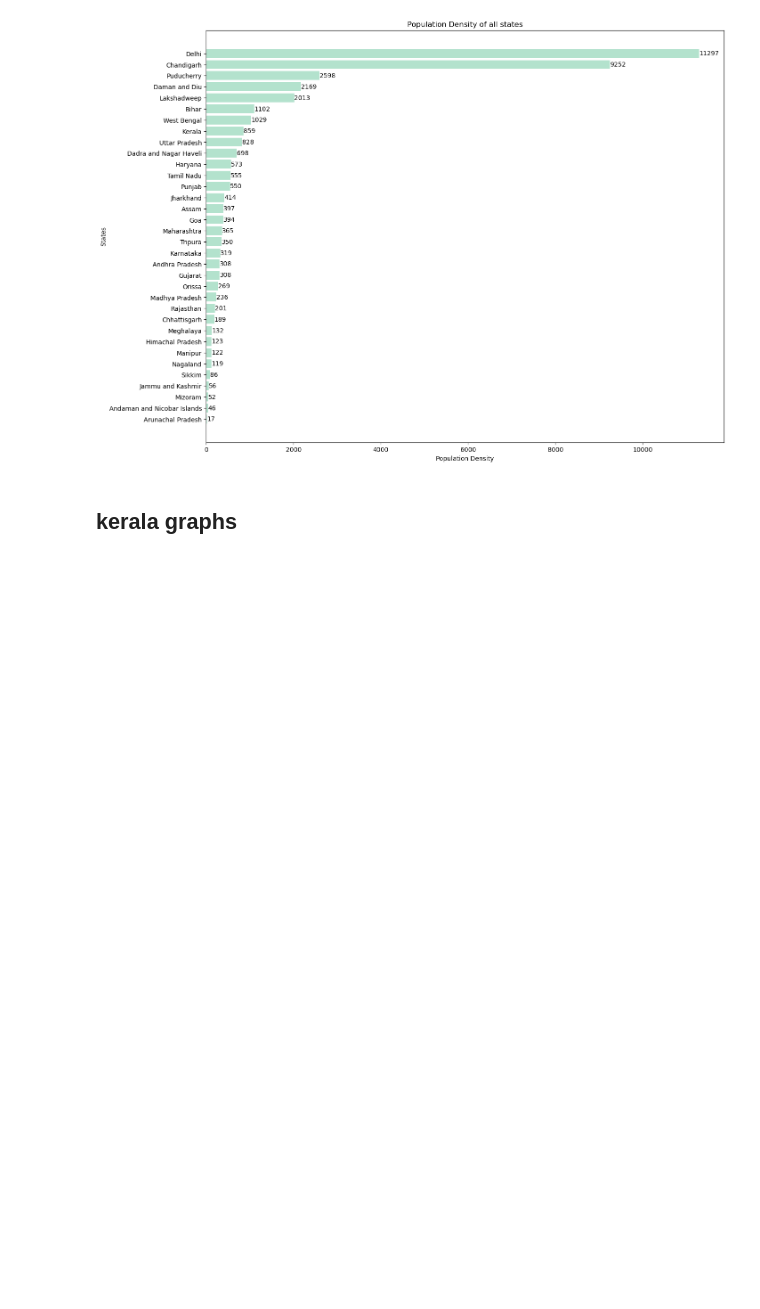
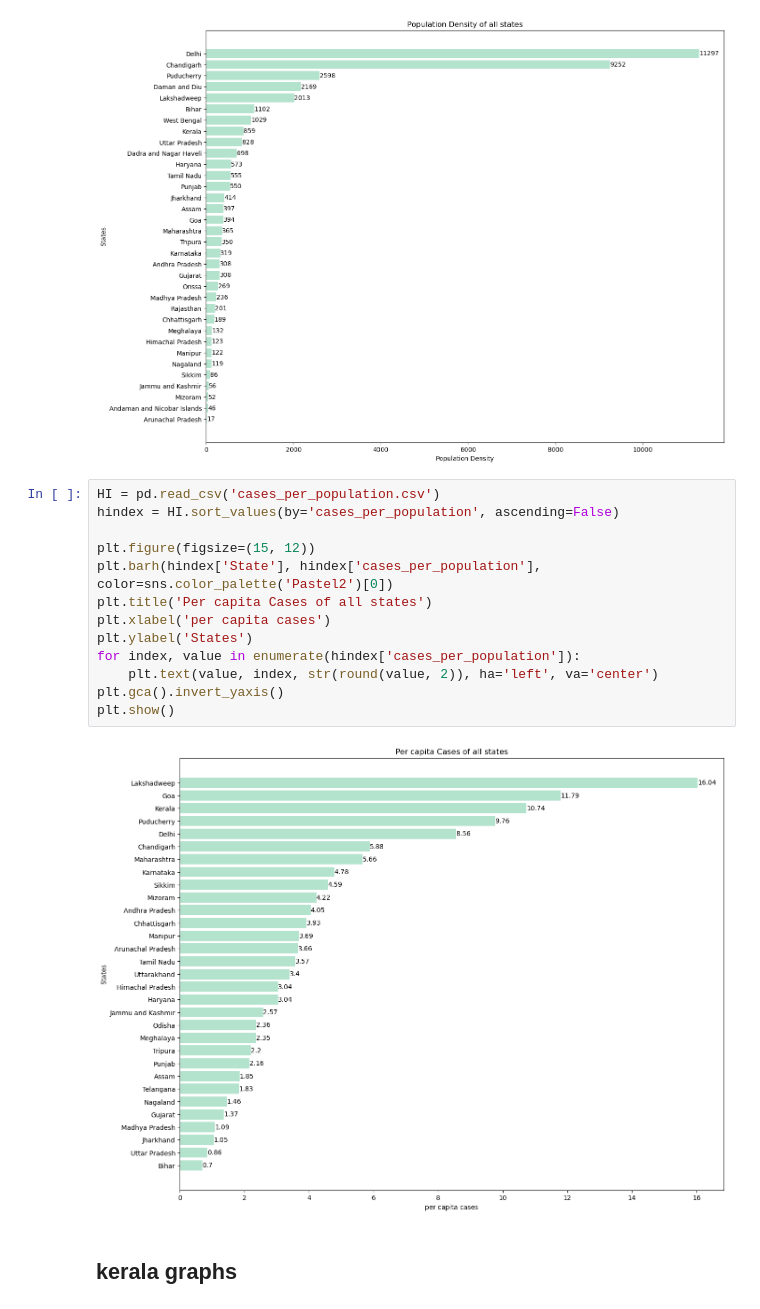
Before and after one commit to aman302002/DataScience_Project, a Jupyter notebook: Codes.ipynb, the cells around one changed output. Cells and saved outputs as stored; diff of their text form; blank space fills up the shorter version.

```diff
--- a/cases.ipynb
+++ b/Codes.ipynb
@@ -229,6 +288,21 @@ plt.gca().invert_yaxis()
 plt.show()
 # %% [output]
 [figure]
+# %%
+HI = pd.read_csv('cases_per_population.csv')
+hindex = HI.sort_values(by='cases_per_population', ascending=False)
+
+plt.figure(figsize=(15, 12))
+plt.barh(hindex['State'], hindex['cases_per_population'], color=sns.color_palette('Pastel2')[0])
+plt.title('Per capita Cases of all states')
+plt.xlabel('per capita cases')
+plt.ylabel('States')
+for index, value in enumerate(hindex['cases_per_population']):
+    plt.text(value, index, str(round(value, 2)), ha='left', va='center')
+plt.gca().invert_yaxis()
+plt.show()
+# %% [output]
+[figure, added]
 # %% [markdown]
 ## kerala graphs
 # %%
```
Also changed, not shown: parts of 6 cells of this notebook, 3 other files.
